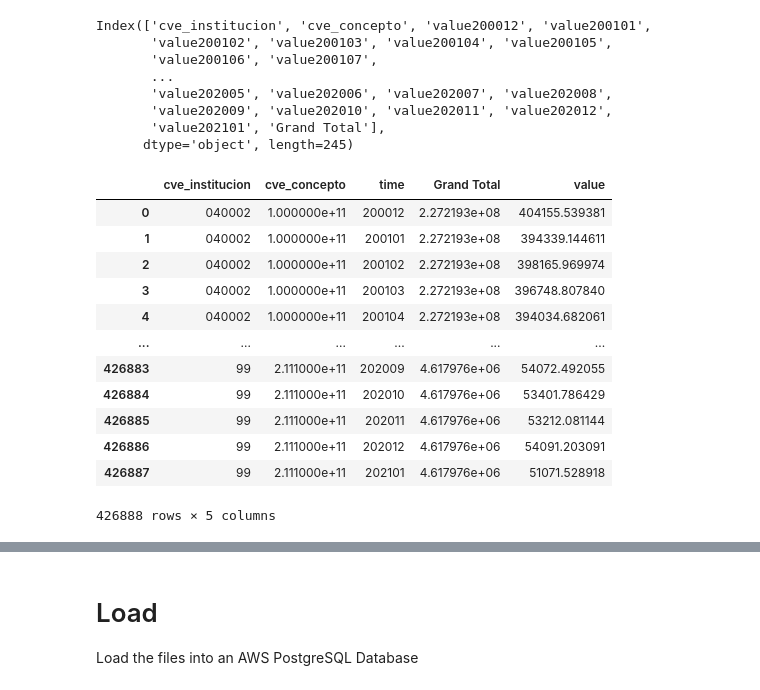
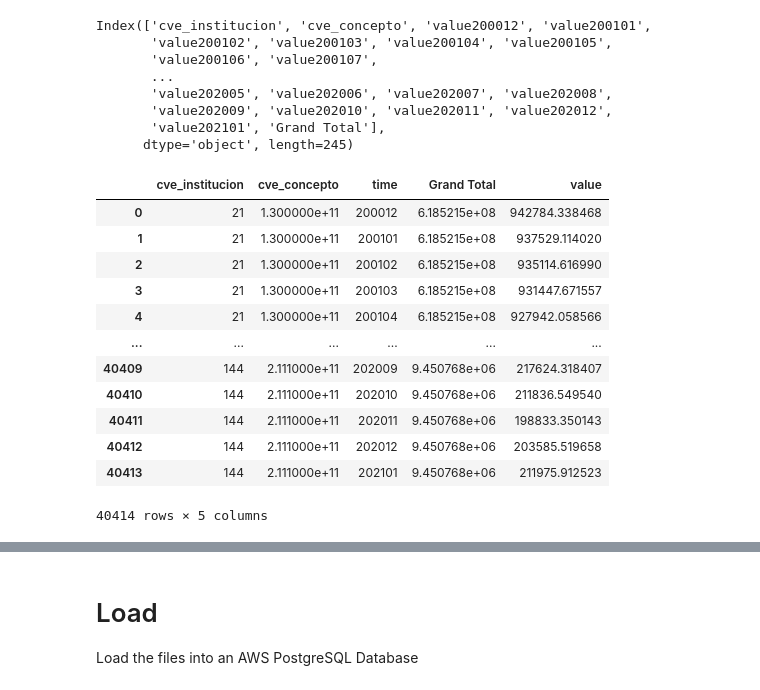
Before and after one commit to luislobo6/Sigma-final-project, a Jupyter notebook: Notebook-LMT.ipynb, the cells around one changed output, grey strips where cells are left out. Saved outputs shown, nothing was run; the diff lists cells and outputs as text; code cells hidden in the pictures.

Commit message:
filtered by banks and by concept key

```diff
--- a/Notebook-LMT.ipynb
+++ b/Notebook-LMT.ipynb
@@ -173,0 +201,8 @@ data_filtered.shape
+# %%
+# Filter to create the first dataframe
+filter_bank = data_filtered["cve_institucion"] == str(banks.pop(0))
+data_filtered_bank = data_filtered.loc[filter_bank]
+
+for bank in banks:
+    filter_bank = data_filtered["cve_institucion"] == str(bank)
+    data_filtered_bank = data_filtered_bank.append(data_filtered.loc[filter_bank])
@@ -174,6 +213,6 @@ data_filtered.shape
 # %%
 #get columns for the time
-clean_cols = data_filtered.columns
+clean_cols = data_filtered_bank.columns
 clean_cols = clean_cols[2:-1]
 clean_cols
 # %% [output]
@@ -186,7 +225,7 @@ Index([200012, 200101, 200102, 200103, 200104, 200105, 200106, 200107, 200108,
 # %%
 #rename the columns to add a prefix "value" so then we can make the wide_to_long
 for column in clean_cols:
-    data_filtered = data_filtered.rename(columns={
+    data_filtered_bank = data_filtered_bank.rename(columns={
         column: f"value{column}"
     })
 # %%
@@ -203,23 +242,23 @@ Index(['cve_institucion', 'cve_concepto', 'value200012', 'value200101',
       dtype='object', length=245)
 # %%
 # wide_to_long transformation so we have a vertical table with time series and values
-data_filtered = pd.wide_to_long(data_filtered, stubnames='value', i=['cve_institucion', 'cve_concepto'], j='time')
+data_filtered_bank = pd.wide_to_long(data_filtered_bank, stubnames='value', i=['cve_institucion', 'cve_concepto'], j='time')
 # %%
 #reset index to have our 3 columns in dataframe
-data_filtered = data_filtered.reset_index()
-data_filtered
+data_filtered_bank = data_filtered_bank.reset_index()
+data_filtered_bank
 # %% [output]
 |  | cve_institucion | cve_concepto | time | Grand Total | value |
-| 0 | 040002 | 1.000000e+11 | 200012 | 2.272193e+08 | 404155.539381 |
-| 1 | 040002 | 1.000000e+11 | 200101 | 2.272193e+08 | 394339.144611 |
-| 2 | 040002 | 1.000000e+11 | 200102 | 2.272193e+08 | 398165.969974 |
-| 3 | 040002 | 1.000000e+11 | 200103 | 2.272193e+08 | 396748.807840 |
-| 4 | 040002 | 1.000000e+11 | 200104 | 2.272193e+08 | 394034.682061 |
+| 0 | 21 | 1.300000e+11 | 200012 | 6.185215e+08 | 942784.338468 |
+| 1 | 21 | 1.300000e+11 | 200101 | 6.185215e+08 | 937529.114020 |
+| 2 | 21 | 1.300000e+11 | 200102 | 6.185215e+08 | 935114.616990 |
+| 3 | 21 | 1.300000e+11 | 200103 | 6.185215e+08 | 931447.671557 |
+| 4 | 21 | 1.300000e+11 | 200104 | 6.185215e+08 | 927942.058566 |
 | ... | ... | ... | ... | ... | ... |
-| 426883 | 99 | 2.111000e+11 | 202009 | 4.617976e+06 | 54072.492055 |
-| 426884 | 99 | 2.111000e+11 | 202010 | 4.617976e+06 | 53401.786429 |
-| 426885 | 99 | 2.111000e+11 | 202011 | 4.617976e+06 | 53212.081144 |
-| 426886 | 99 | 2.111000e+11 | 202012 | 4.617976e+06 | 54091.203091 |
-| 426887 | 99 | 2.111000e+11 | 202101 | 4.617976e+06 | 51071.528918 |
+| 40409 | 144 | 2.111000e+11 | 202009 | 9.450768e+06 | 217624.318407 |
+| 40410 | 144 | 2.111000e+11 | 202010 | 9.450768e+06 | 211836.549540 |
+| 40411 | 144 | 2.111000e+11 | 202011 | 9.450768e+06 | 198833.350143 |
+| 40412 | 144 | 2.111000e+11 | 202012 | 9.450768e+06 | 203585.519658 |
+| 40413 | 144 | 2.111000e+11 | 202101 | 9.450768e+06 | 211975.912523 |
-426888 rows × 5 columns
+40414 rows × 5 columns
 # %%
```
Also changed, not shown: parts of 19 cells of this notebook, 6 other files.
